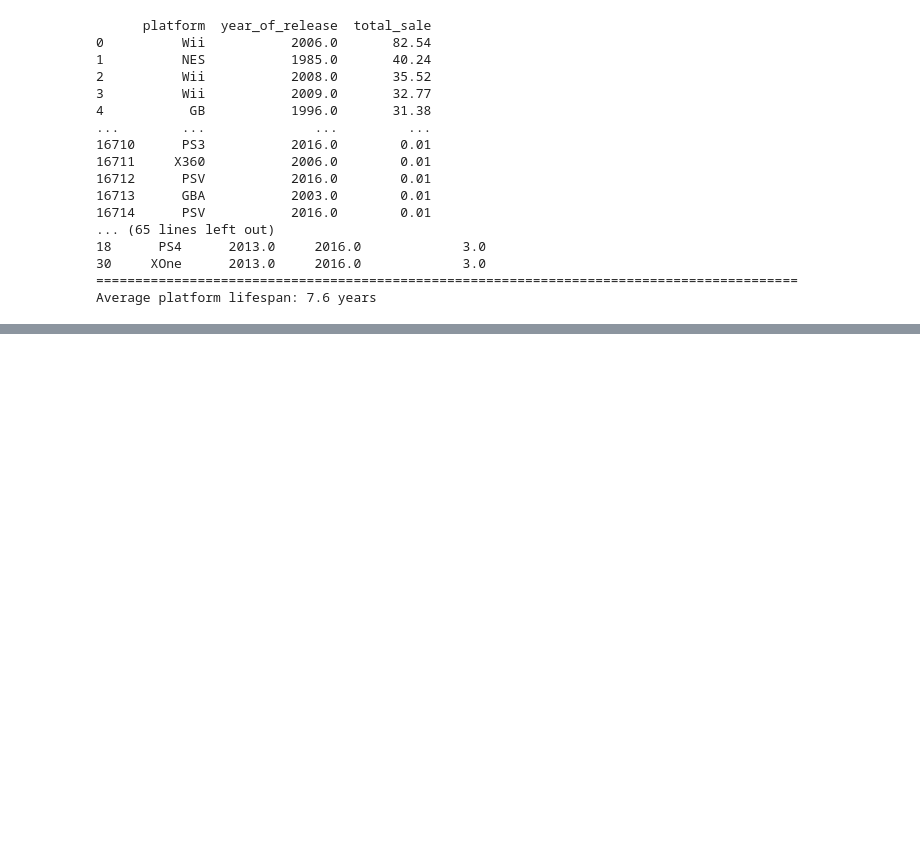
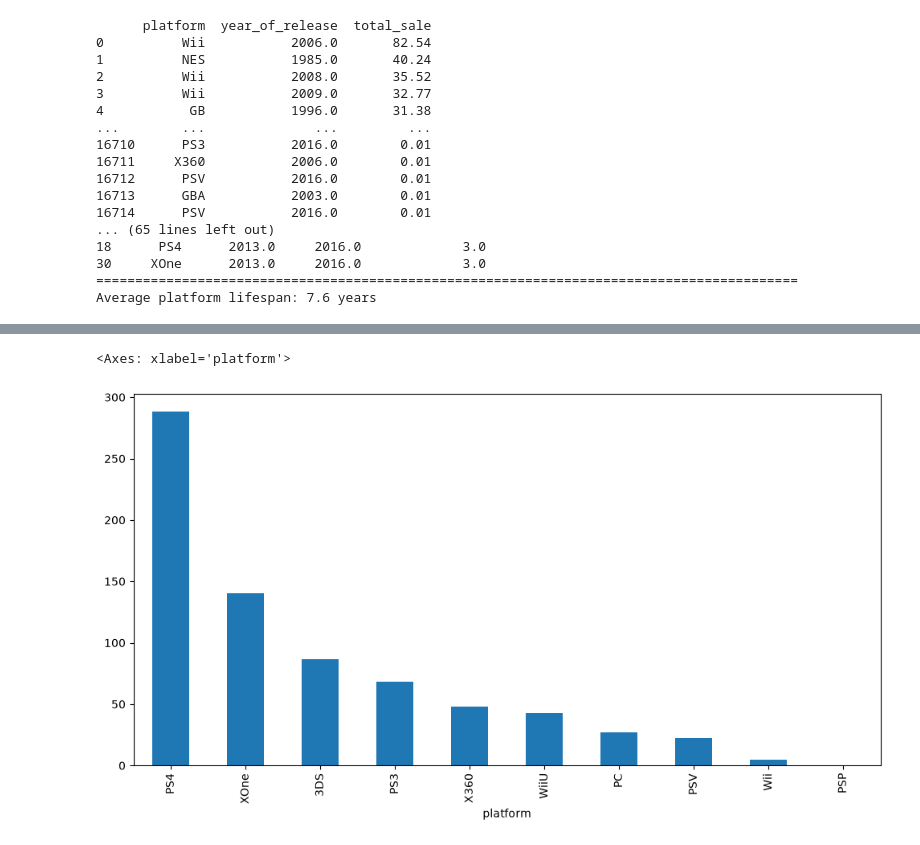
Before and after one commit to rbashiri/videogame_project, a Jupyter notebook: data_analysis.ipynb, the cells around one changed output, grey strips where cells are left out. Cells and saved outputs as stored; diff of their text form; code cells hidden in the pictures; blank space fills up the shorter version.

```diff
--- a/data_analysis.ipynb
+++ b/data_analysis.ipynb
@@ -272,0 +282,23 @@ Average platform lifespan: 7.6 years
+# %%
+# Create filter
+videogame_pred = videogame[videogame['year_of_release']> 2013]
+
+# Create groupby
+platform_year_sales = (
+    videogame_pred
+    .groupby(['platform', 'year_of_release'])['total_sale']
+    .sum()
+    .reset_index()
+    .sort_values(['platform', 'year_of_release'])
+)
+
+platform_sales = (
+    videogame_pred
+    .groupby('platform')['total_sale']
+    .sum()
+    .sort_values(ascending=False)
+)
+platform_sales.plot(kind='bar', figsize=(12, 6))
+# %% [output]
+<Axes: xlabel='platform'>
+[figure, added]
```
Also changed, not shown: parts of 5 cells of this notebook.
